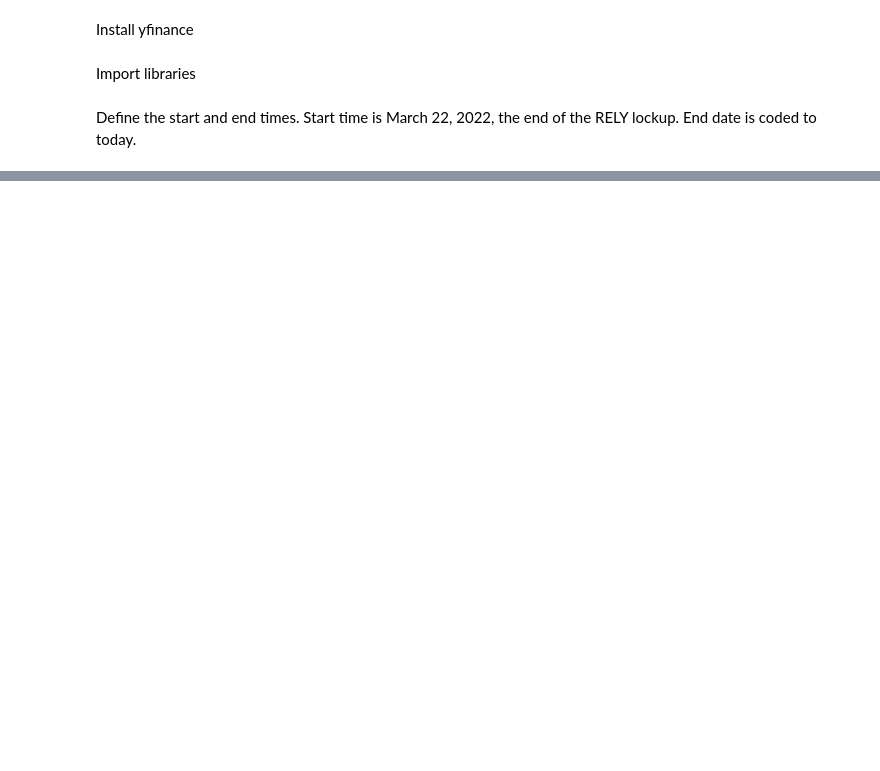
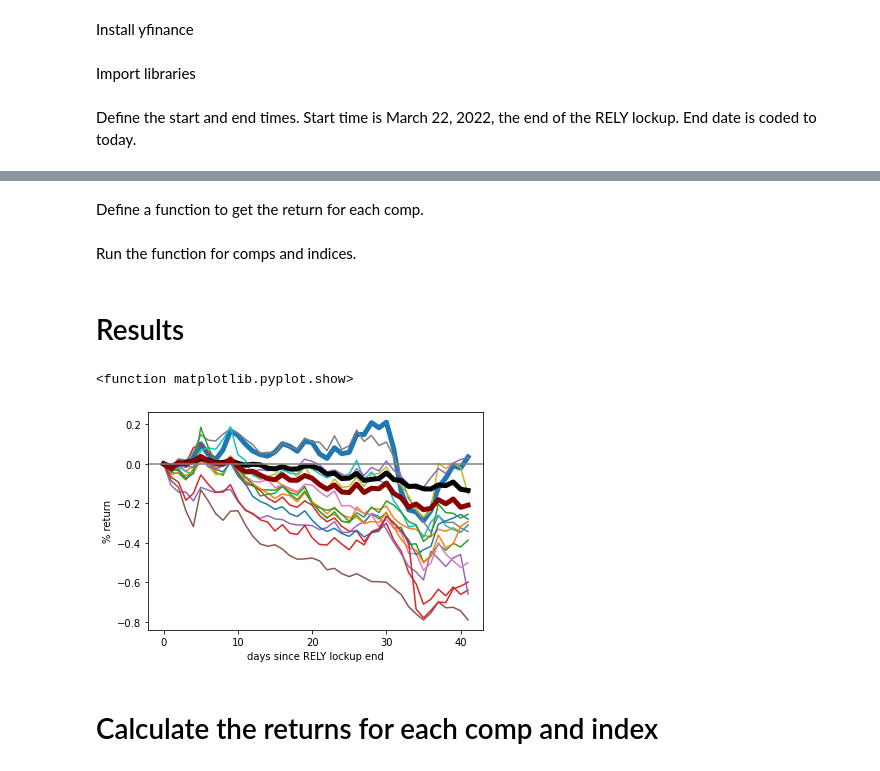
Before and after one commit to zdanielshi/data_science_LFZ, a Jupyter notebook: RELY_ANALYSIS.ipynb, the cells around one changed output, grey strips where cells are left out. Saved outputs shown, nothing was run; the diff lists cells and outputs as text; code cells hidden in the pictures; blank space fills up the shorter version.

```diff
--- a/RELY_ANALYSIS.ipynb
+++ b/RELY_ANALYSIS.ipynb
@@ -18,0 +21,2 @@ end_date = dt.date.today().strftime('%Y-%m-%d')
+# %% [markdown]
+Define a function to get the return for each comp.
@@ -18,0 +36,50 @@ end_date = dt.date.today().strftime('%Y-%m-%d')
+# %% [markdown]
+Run the function for comps and indices.
+# %%
+rely_returns = get_stock('rely')
+pypl_returns = get_stock('pypl')
+sq_returns = get_stock('sq')
+coin_returns = get_stock('coin')
+ml_returns = get_stock('ml')
+dave_returns = get_stock('dave')
+nu_returns = get_stock('nu')
+flyw_returns = get_stock('flyw')
+payo_returns = get_stock('payo')
+tost_returns = get_stock('tost')
+sofi_returns = get_stock('sofi')
+dlo_returns = get_stock('dlo')
+hood_returns = get_stock('hood')
+upst_returns = get_stock('upst')
+gdot_returns = get_stock('gdot')
+spy_returns = get_stock('spy')
+nasdaq_100_returns = get_stock('^ndxt')
+# %% [markdown]
+# Results
+# %%
+plt.plot(rely_returns, lw=5)
+plt.plot(pypl_returns)
+plt.plot(sq_returns)
+plt.plot(coin_returns)
+plt.plot(ml_returns)
+plt.plot(dave_returns)
+plt.plot(nu_returns)
+plt.plot(flyw_returns)
+plt.plot(payo_returns)
+plt.plot(tost_returns)
+plt.plot(sofi_returns)
+plt.plot(dlo_returns)
+plt.plot(hood_returns)
+plt.plot(upst_returns)
+plt.plot(gdot_returns)
+plt.plot(spy_returns, lw=5, color='black')
+plt.plot(nasdaq_100_returns, lw=5, color='darkred')
+
+plt.ylabel("% return")
+plt.xlabel("days since RELY lockup end")
+plt.axhline(y=0, color = 'gray')
+plt.show
+# %% [output]
+<function matplotlib.pyplot.show>
+[figure, added]
+# %% [markdown]
+# Calculate the returns for each comp and index
```
Also changed, not shown: parts of 8 cells of this notebook.
